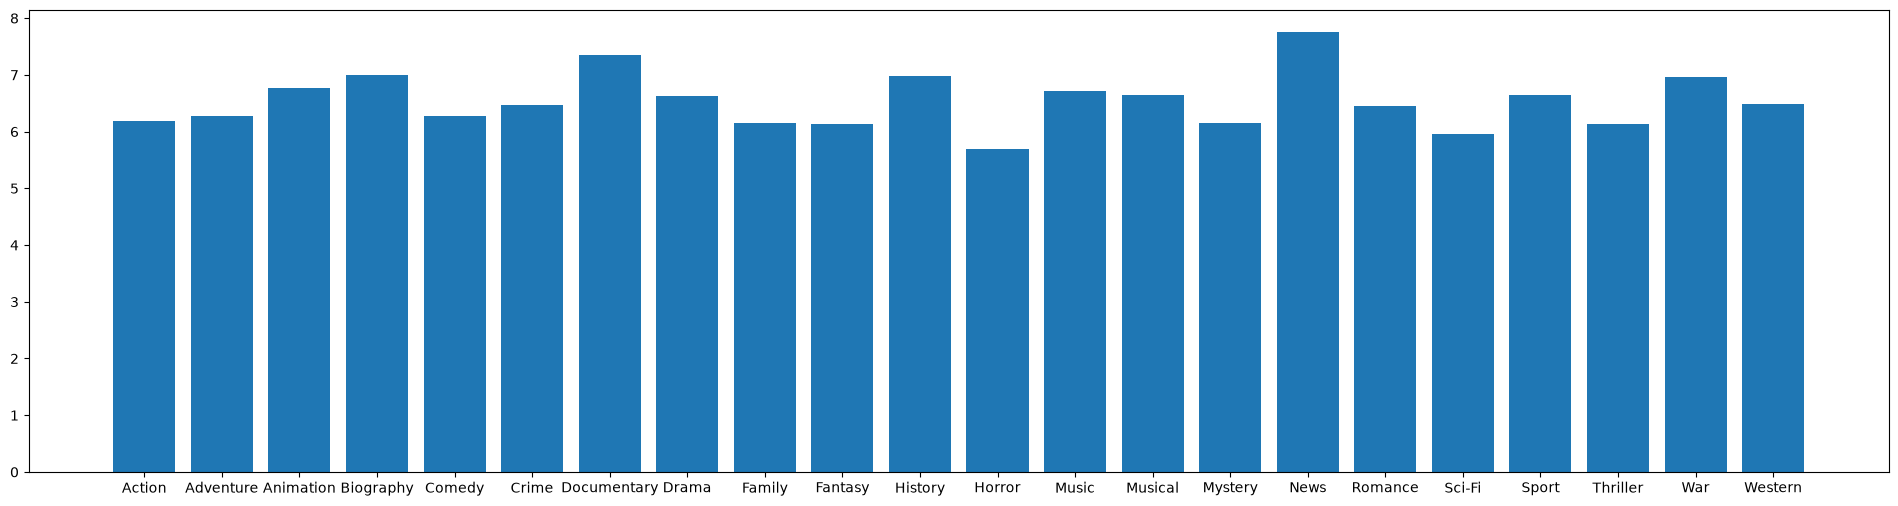
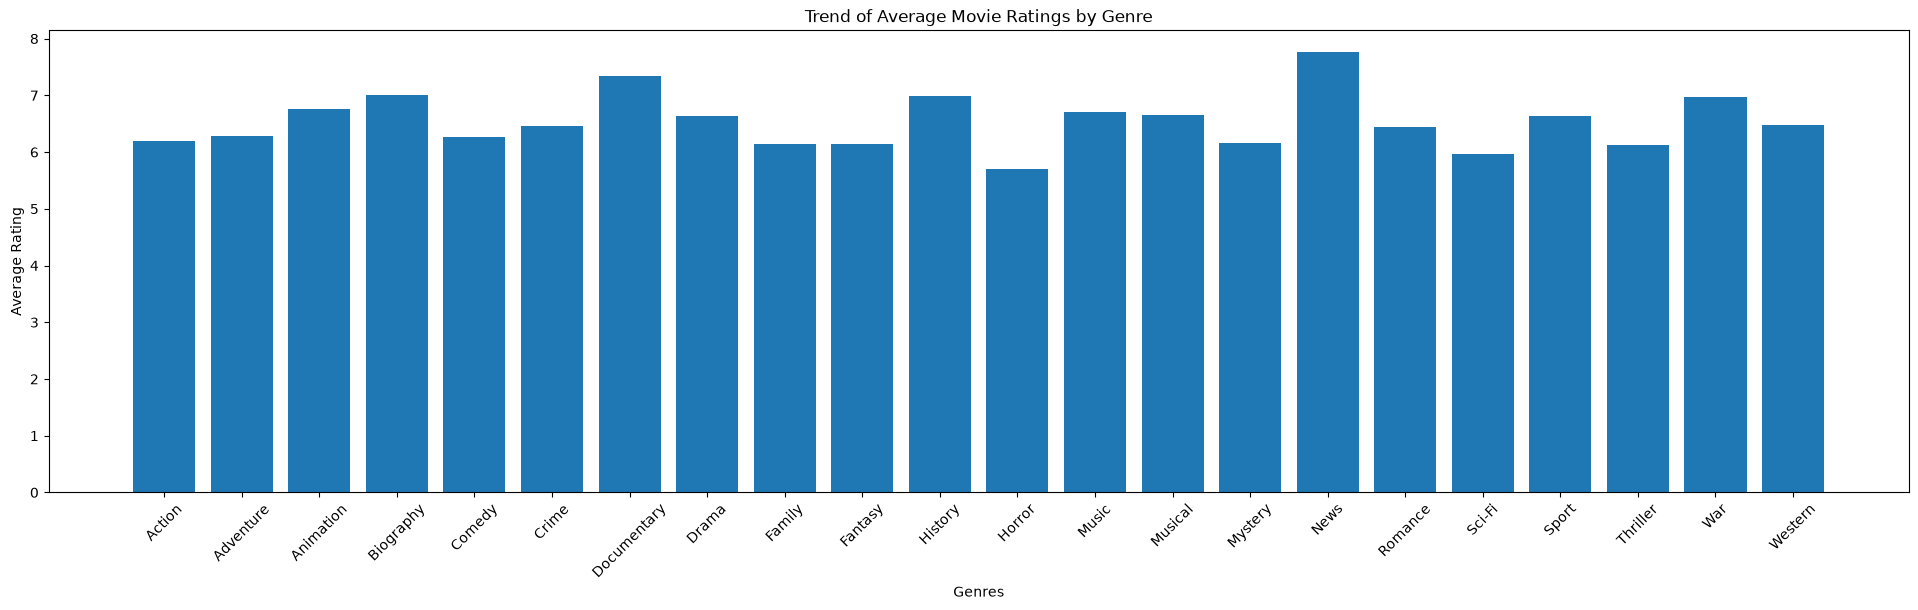
Code edit (unified diff) that turned the first committed figure into the second:
--- before
+++ after
@@ -1,4 +1,8 @@
 # Visualizing the average ratings for each genre
 plt.figure(figsize=(24, 6))
-plt.bar(genre_averages_df['genres_list'], genre_averages_df['average_rating'])
+plt.bar(genre_avgs_df['genres_list'], genre_avgs_df['average_rating'])
+plt.xlabel('Genres')
+plt.ylabel('Average Rating')
+plt.title('Trend of Average Movie Ratings by Genre')
+plt.xticks(rotation=45)
 plt.show()

Commit: plotted movie runtime vs year